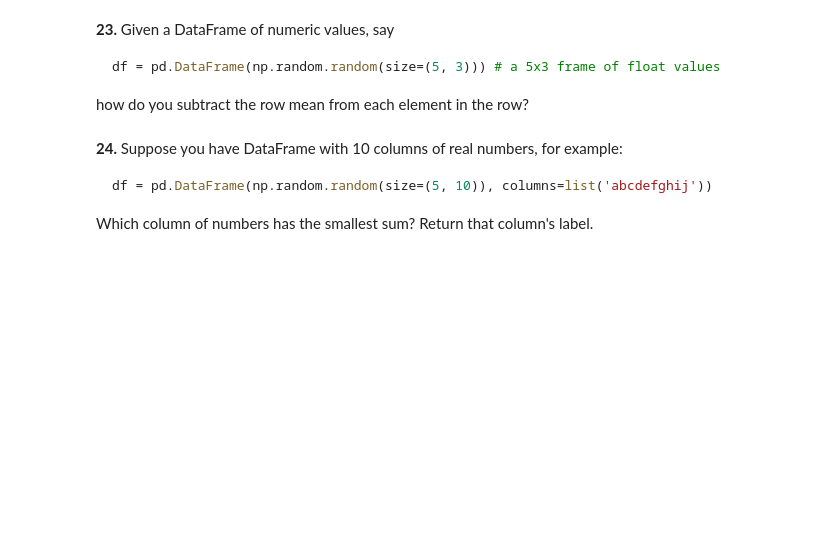
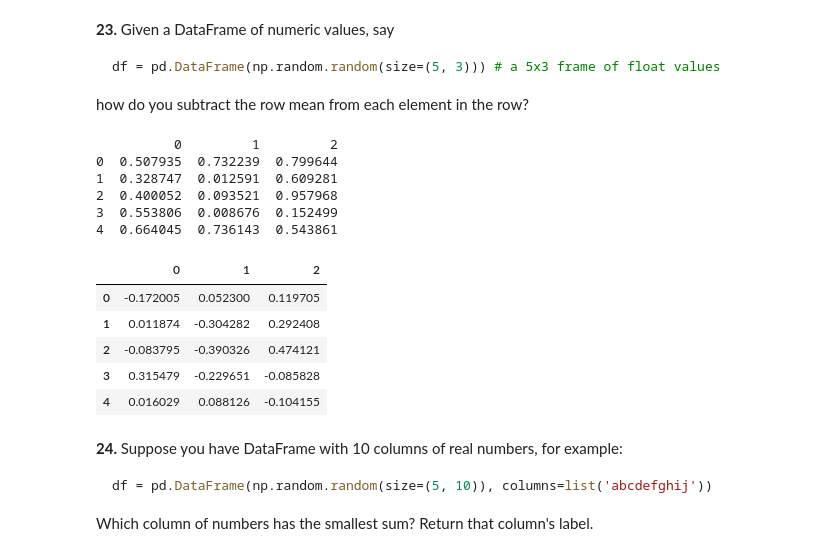
Before and after one commit to MaximeLambertManzi/60-pandas-puzzles, a Jupyter notebook: 100-pandas-puzzles.ipynb, the cells around one changed output. Cells and saved outputs as stored; diff of their text form; code cells hidden in the pictures; blank space fills up the shorter version.

````diff
--- a/100-pandas-puzzles.ipynb
+++ b/100-pandas-puzzles.ipynb
@@ -372,6 +396,28 @@ df = pd.DataFrame(np.random.random(size=(5, 3))) # a 5x3 frame of float values
 ```
 
 how do you subtract the row mean from each element in the row?
+# %%
+df = pd.DataFrame(
+    np.random.random(
+        size=(5, 3),
+    )
+)
+print(df)
+df = df.sub(df.mean(axis=1), axis=0)
+df
+# %% [output]
+          0         1         2
+0  0.507935  0.732239  0.799644
+1  0.328747  0.012591  0.609281
+2  0.400052  0.093521  0.957968
+3  0.553806  0.008676  0.152499
+4  0.664045  0.736143  0.543861
+|  | 0 | 1 | 2 |
+| 0 | -0.172005 | 0.052300 | 0.119705 |
+| 1 | 0.011874 | -0.304282 | 0.292408 |
+| 2 | -0.083795 | -0.390326 | 0.474121 |
+| 3 | 0.315479 | -0.229651 | -0.085828 |
+| 4 | 0.016029 | 0.088126 | -0.104155 |
 # %% [markdown]
 **24.** Suppose you have DataFrame with 10 columns of real numbers, for example:
 
````
Also changed, not shown: parts of 12 cells of this notebook, 1 other file.
